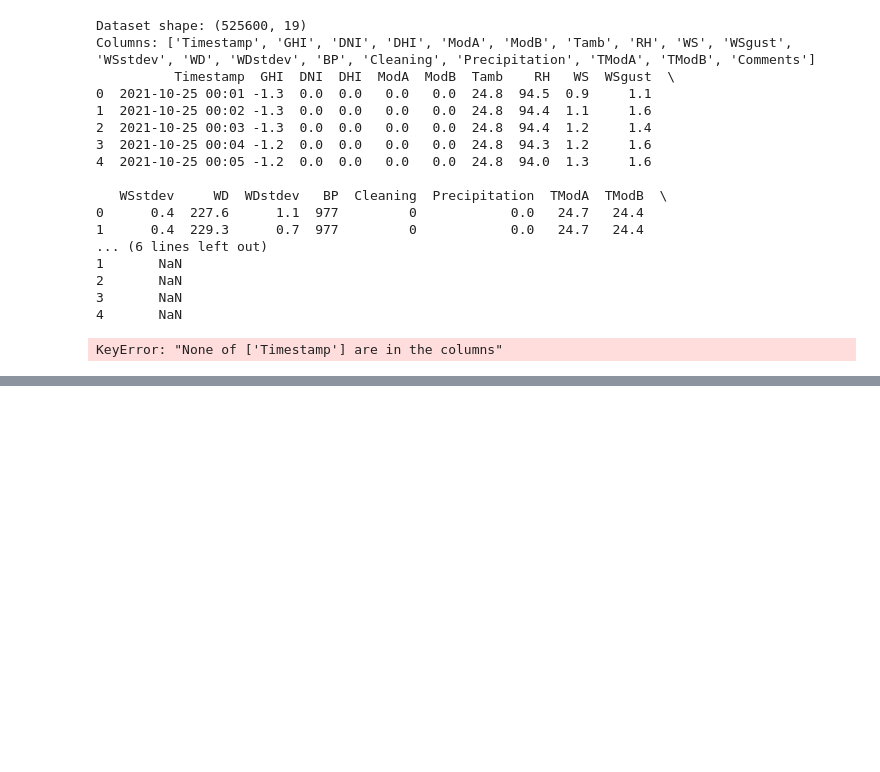
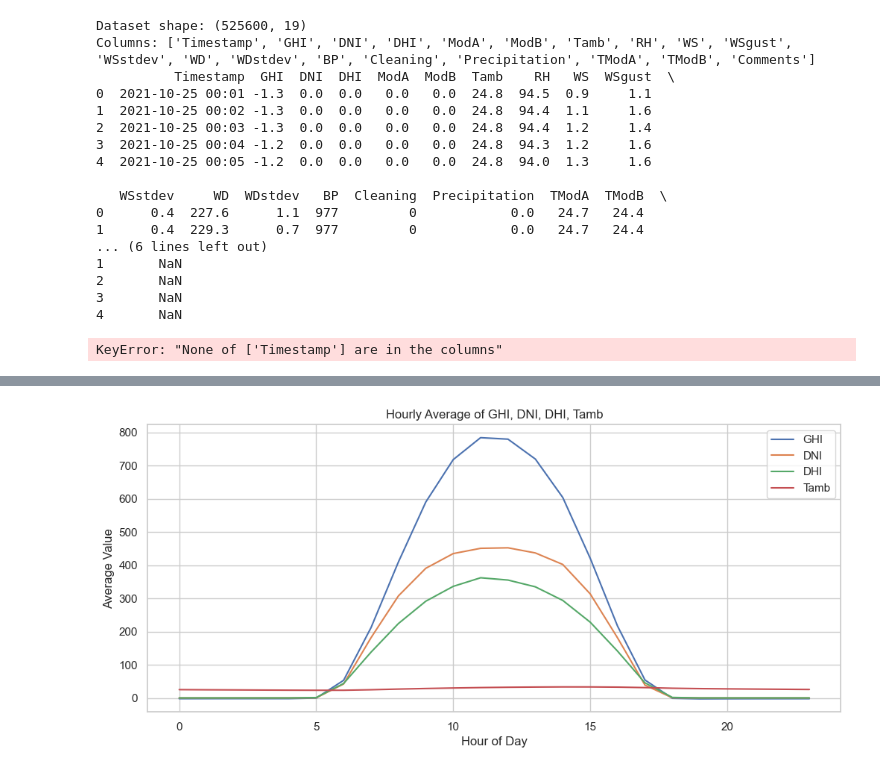
Before and after one commit to wakgari-Elias/solar-challenge-week1, a Jupyter notebook: notebooks/togo_eda.ipynb, the cells around one changed output, grey strips where cells are left out. Drawn from its saved outputs; the diff is of its cells as text; code cells hidden in the pictures; blank space fills up the shorter version.

```diff
--- a/notebooks/togo_eda.ipynb
+++ b/notebooks/togo_eda.ipynb
@@ -131,0 +422,12 @@ KeyError: "None of ['Timestamp'] are in the columns"
+# %%
+df['hour'] = df.index.hour
+
+hourly_avg = df[['GHI','DNI','DHI','Tamb','hour']].groupby('hour').mean()
+
+hourly_avg.plot(figsize=(12,5))
+plt.title("Hourly Average of GHI, DNI, DHI, Tamb")
+plt.xlabel("Hour of Day")
+plt.ylabel("Average Value")
+plt.show()
+# %% [output]
+[figure, added]
```
Also changed, not shown: parts of 36 cells of this notebook.
